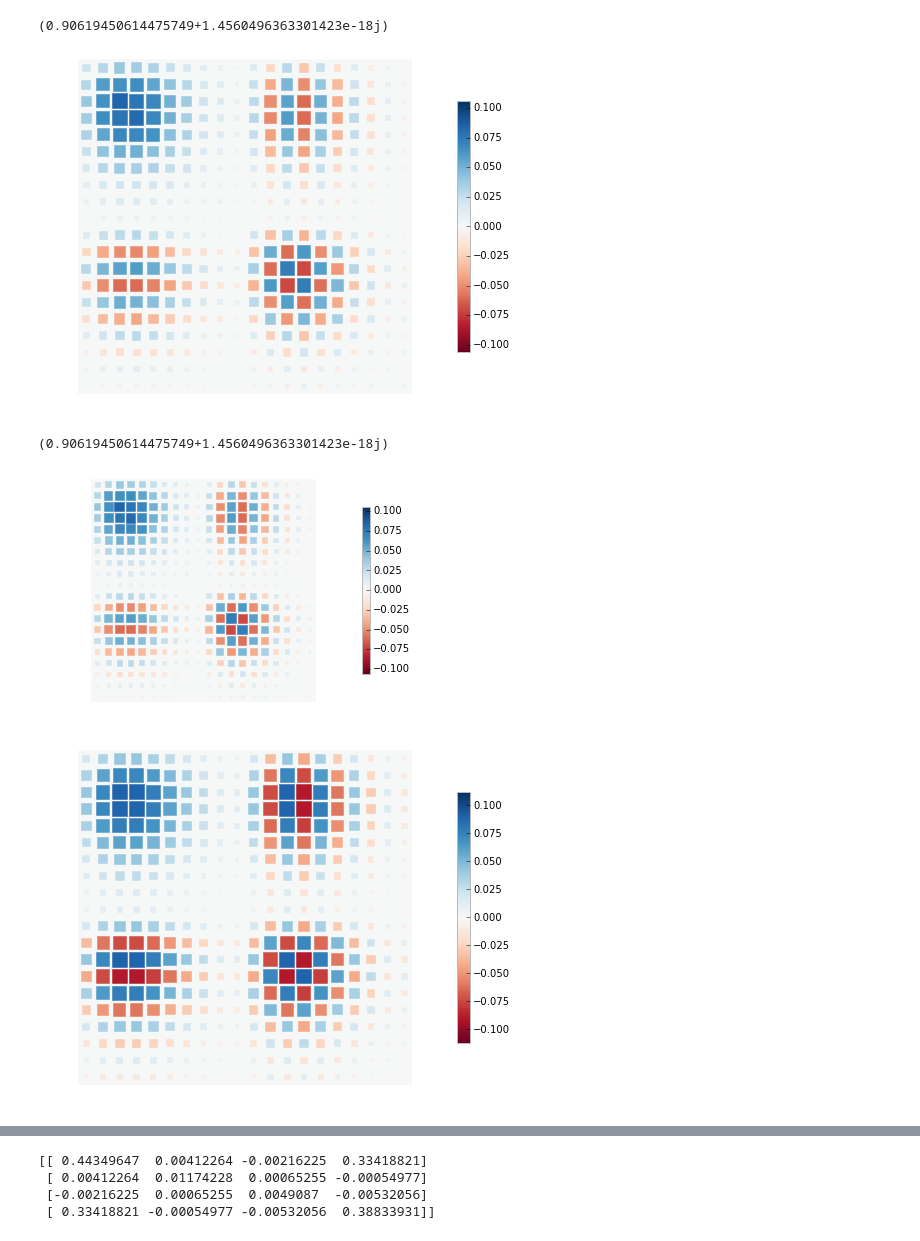
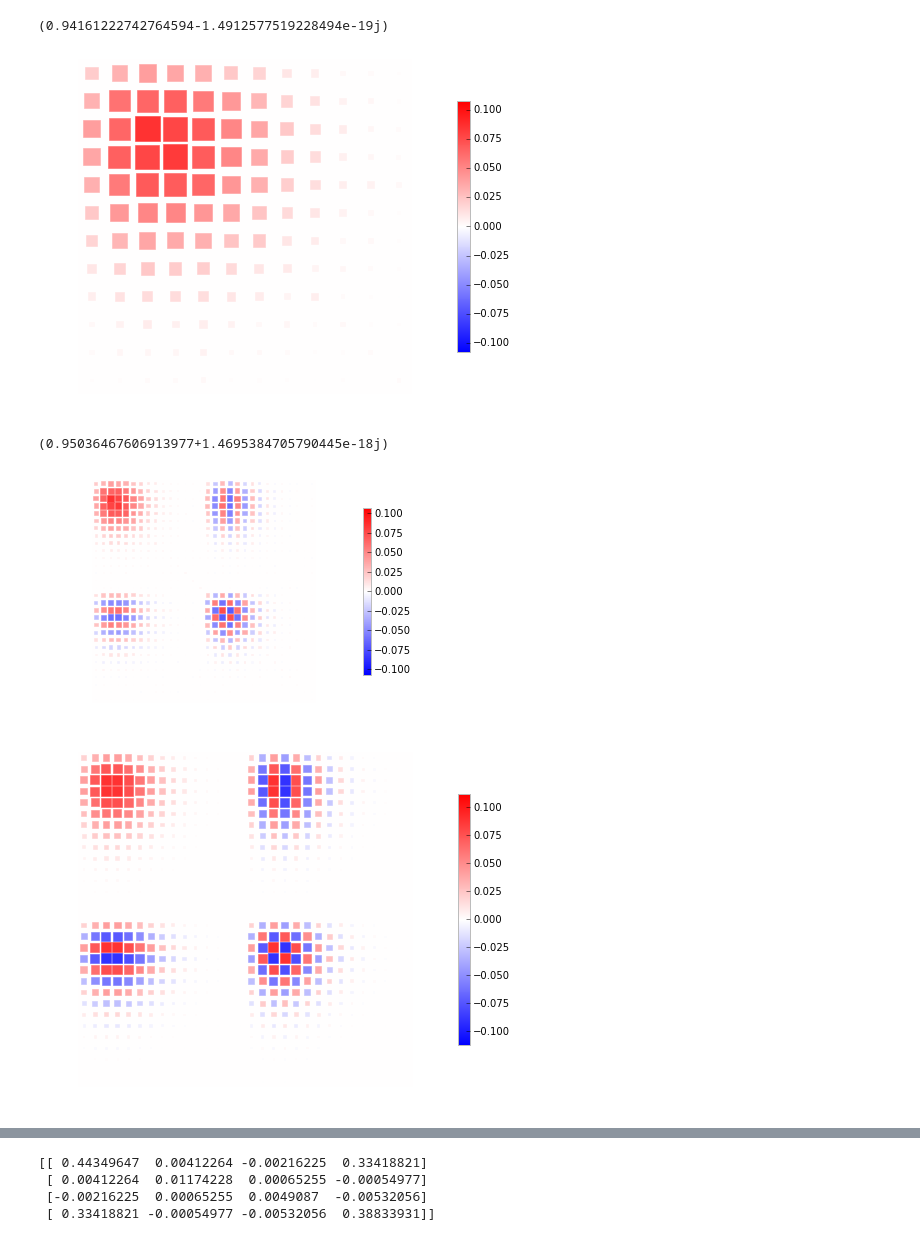
Before and after one commit to bvlastakis/state-reconstruction, a Jupyter notebook: notebooks/ex_qc_tomo.ipynb, the cells around one changed output, grey strips where cells are left out. Cells and saved outputs as stored; diff of their text form; code cells hidden in the pictures.

```diff
--- a/notebooks/ex_qc_tomo.ipynb
+++ b/notebooks/ex_qc_tomo.ipynb
@@ -48,23 +58,23 @@ ValueError: matrices are not aligned
 # %%
 rho = exp.density_matrix_inv
-qp.hinton(rho)
+vis.hinton(rho[0:12, 0:12])
 np.trace(rho)
 # %% [output]
-(0.90619450614475749+1.4560496363301423e-18j)
+(0.94161222742764594-1.4912577519228494e-19j)
-[figure, old version]
+[figure, new version]
 # %%
 # rho = exp.density_matrix_inv
 fig, ax = plt.subplots( 1, 1, figsize = (6,4))
-ax = qp.hinton(rho, ax = ax)
-fig.savefig('test.svg')
+ax = vis.hinton(rho, ax = ax)
+fig.savefig('test.eps')
 np.savetxt('test_real.txt', np.real(rho), delimiter = ',')
 np.trace(rho)
 # %% [output]
-(0.90619450614475749+1.4560496363301423e-18j)
+(0.95036467606913977+1.4695384705790445e-18j)
-[figure, old version]
+[figure, new version]
 # %%
-N = 10
-disp = np.sqrt(3)
+N = 15
+disp = np.sqrt(3.0)
 exp.dispAmp = disp
 state1 = qp.tensor( qp.fock(2,0), qp.coherent(N, disp)  )
 state2 = qp.tensor( qp.fock(2,1), qp.coherent(N, -disp) )
@@ -72,7 +82,7 @@ state = (state1 + state2).unit()
 
 state_dm = state*state.dag()
 
-qp.hinton(state_dm)
+vis.hinton(state_dm)
 
 stateA = qp.tensor( qp.fock(2,0), qp.fock(2, 0)  )
 stateB = qp.tensor( qp.fock(2,1), qp.fock(2, 1)  )
@@ -80,7 +90,7 @@ stateL = (stateA + stateB).unit()
 
 state_dm = state*state.dag()
 # %% [output]
-[figure, old version]
+[figure, new version]
 # %%
 rho_norm = rho / np.trace(rho)
 print np.trace(rho)
```
Also changed, not shown: parts of 37 cells of this notebook, 31 other files.
